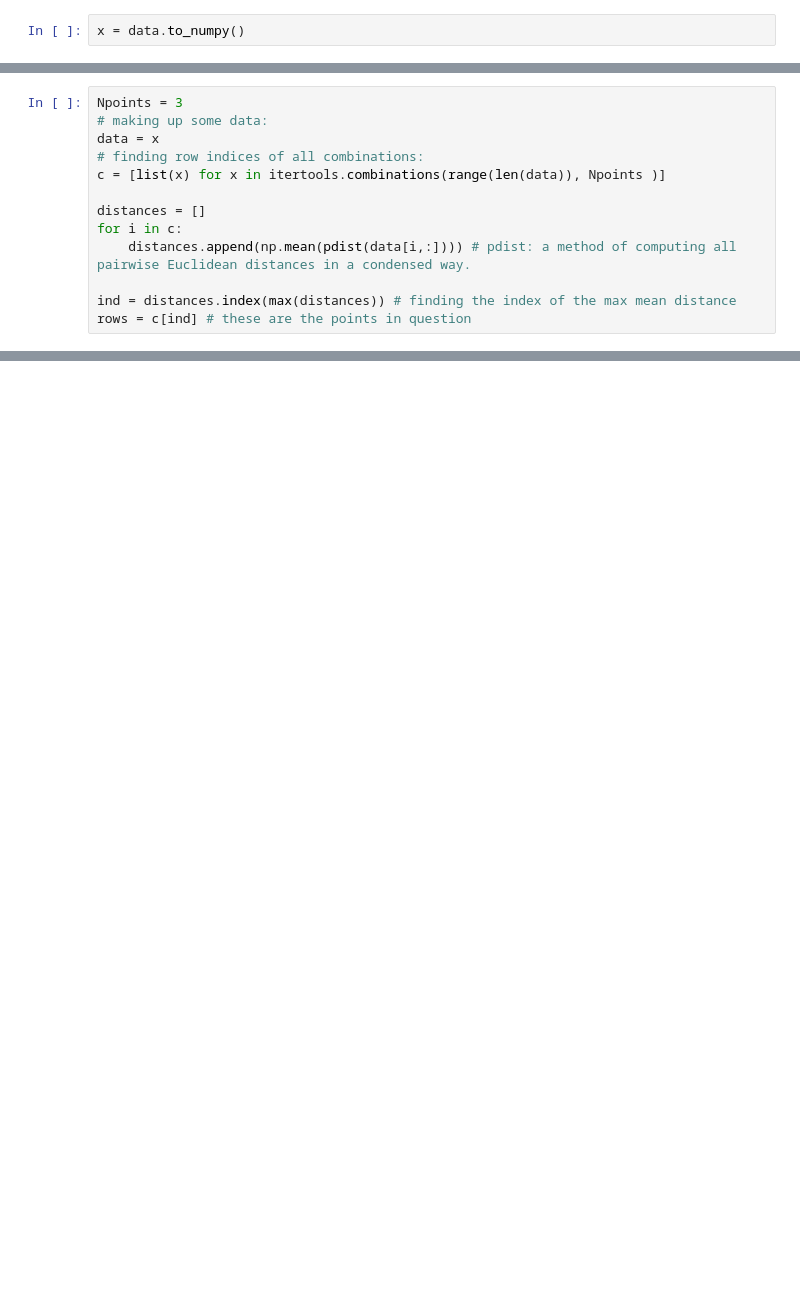
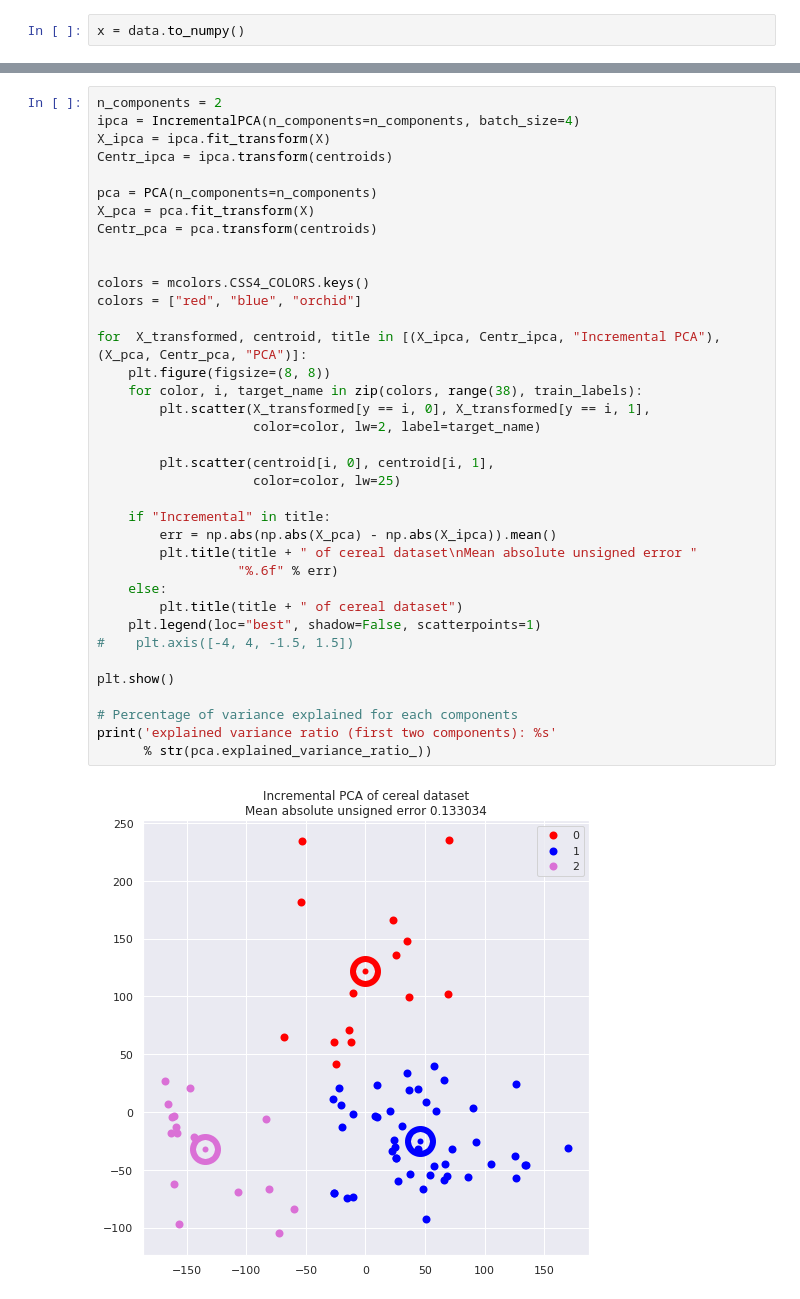
Before and after one commit to jedlin21/EIO, a Jupyter notebook: zadania/zad2/KMean_Jedlikowski136723Subocz136806.ipynb, the cells around one changed output, grey strips where cells are left out. Drawn from its saved outputs; the diff is of its cells as text; blank space fills up the shorter version.

```diff
--- a/zadania/zad2/KMean_Jedlikowski136723Subocz136806.ipynb
+++ b/zadania/zad2/KMean_Jedlikowski136723Subocz136806.ipynb
@@ -134,13 +209,0 @@ np.linalg.norm(x-y)
-# %%
-Npoints = 3
-# making up some data:
-data = x
-# finding row indices of all combinations:
-c = [list(x) for x in itertools.combinations(range(len(data)), Npoints )]
-
-distances = []
-for i in c:
-    distances.append(np.mean(pdist(data[i,:]))) # pdist: a method of computing all pairwise Euclidean distances in a condensed way.
-
-ind = distances.index(max(distances)) # finding the index of the max mean distance
-rows = c[ind] # these are the points in question
@@ -150,0 +249,39 @@ rows
+# %%
+n_components = 2
+ipca = IncrementalPCA(n_components=n_components, batch_size=4)
+X_ipca = ipca.fit_transform(X)
+Centr_ipca = ipca.transform(centroids)
+
+pca = PCA(n_components=n_components)
+X_pca = pca.fit_transform(X)
+Centr_pca = pca.transform(centroids)
+
+
+colors = mcolors.CSS4_COLORS.keys()
+colors = ["red", "blue", "orchid"]
+
+for  X_transformed, centroid, title in [(X_ipca, Centr_ipca, "Incremental PCA"), (X_pca, Centr_pca, "PCA")]:
+    plt.figure(figsize=(8, 8))
+    for color, i, target_name in zip(colors, range(38), train_labels):
+        plt.scatter(X_transformed[y == i, 0], X_transformed[y == i, 1],
+                    color=color, lw=2, label=target_name)
+
+        plt.scatter(centroid[i, 0], centroid[i, 1],
+                    color=color, lw=25)
+
+    if "Incremental" in title:
+        err = np.abs(np.abs(X_pca) - np.abs(X_ipca)).mean()
+        plt.title(title + " of cereal dataset\nMean absolute unsigned error "
+                  "%.6f" % err)
+    else:
+        plt.title(title + " of cereal dataset")
+    plt.legend(loc="best", shadow=False, scatterpoints=1)
+#    plt.axis([-4, 4, -1.5, 1.5])
+
+plt.show()
+
+# Percentage of variance explained for each components
+print('explained variance ratio (first two components): %s'
+      % str(pca.explained_variance_ratio_))
+# %% [output]
+[figure, added]
```
Also changed, not shown: parts of 27 cells of this notebook, 1 other file.
